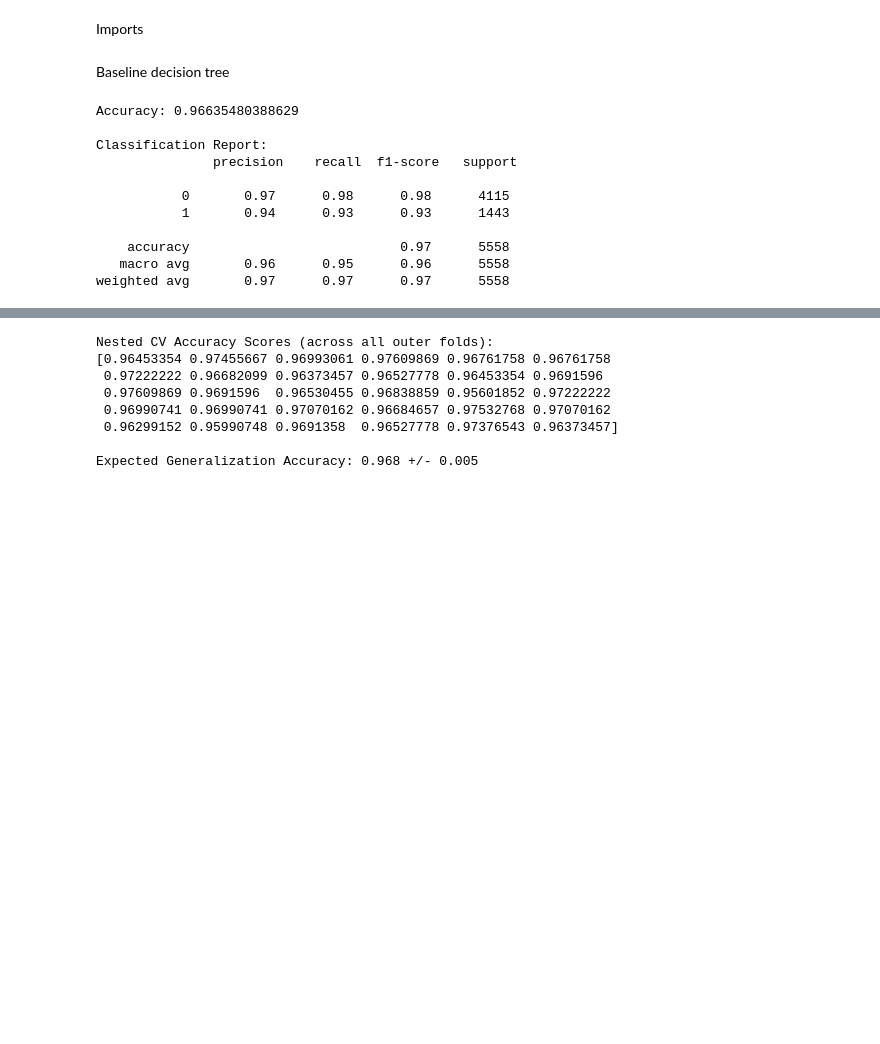
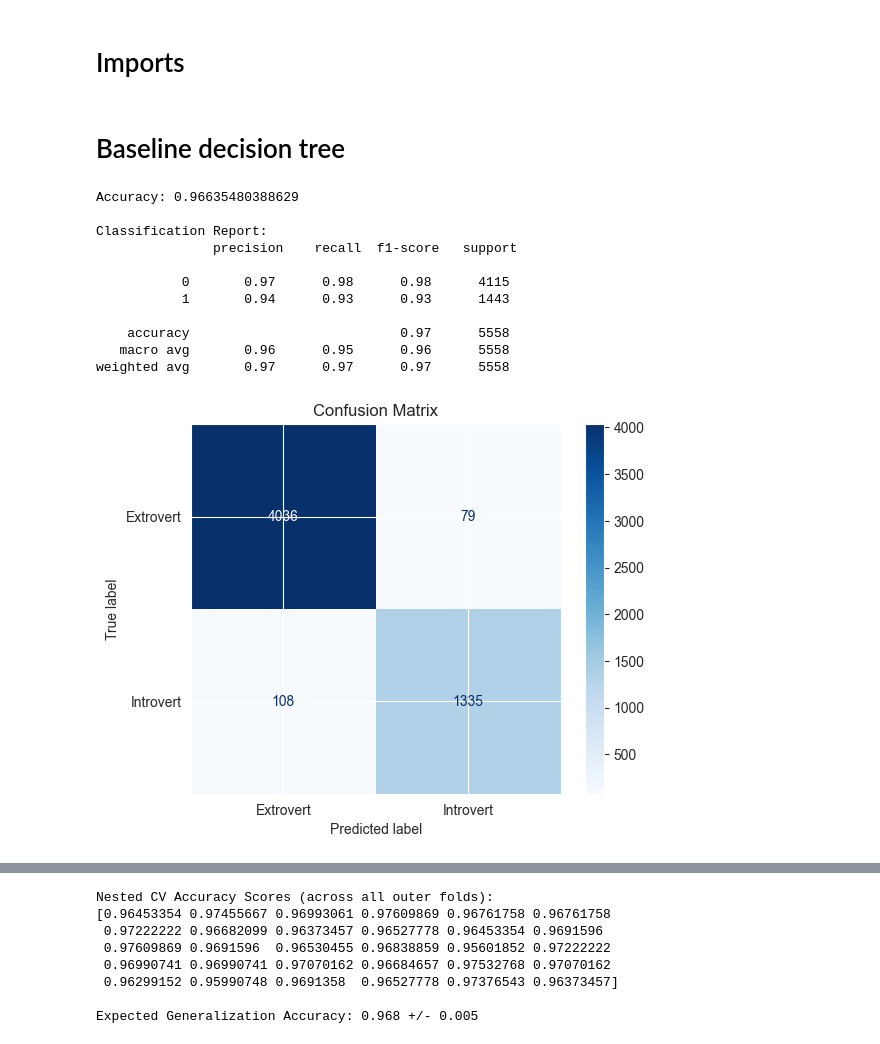
Before and after one commit to CzikaS/Predict_Introverts_From_Extroverts, a Jupyter notebook: notebooks/modeling/01_decision_tree.ipynb, the cells around one changed output, grey strips where cells are left out. Drawn from its saved outputs; the diff is of its cells as text; code cells hidden in the pictures; blank space fills up the shorter version.

```diff
--- a/notebooks/modeling/01_decision_tree.ipynb
+++ b/notebooks/modeling/01_decision_tree.ipynb
@@ -1,5 +1,5 @@
 # %% [markdown]
-Imports
+# Imports
 # %%
 # Imports
 import pandas as pd
@@ -19,35 +20,47 @@ if project_root not in sys.path:
 from src.utils.paths import PROCESSED_DATA_DIR
 from scipy.stats import randint
 # %% [markdown]
-Baseline decision tree
+# Baseline decision tree
 # %%
 # 1. Load the preprocessed data
 X_train = pd.read_csv(PROCESSED_DATA_DIR / "X_train.csv")
 X_test = pd.read_csv(PROCESSED_DATA_DIR / "X_test.csv")
 y_train = pd.read_csv(PROCESSED_DATA_DIR / "y_train.csv").squeeze()
 y_test = pd.read_csv(PROCESSED_DATA_DIR / "y_test.csv").squeeze()
 
 # 2. Initialize the model
 clf = DecisionTreeClassifier(max_depth=5, random_state=42)
 
 # 3. Train the model
 clf.fit(X_train, y_train)
 
 # 4. Make predictions on the test set
 y_pred = clf.predict(X_test)
 
 # 5. Evaluate the results
 print("Accuracy:", accuracy_score(y_test, y_pred))
 print("\nClassification Report:\n", classification_report(y_test, y_pred))
+
+from sklearn.metrics import ConfusionMatrixDisplay
+ConfusionMatrixDisplay.from_predictions(
+    y_test,
+    y_pred,
+    display_labels=["Extrovert", "Introvert"],
+    cmap="Blues"
+)
+
+plt.title("Confusion Matrix")
+plt.show()
 # %% [output]
 Accuracy: 0.96635480388629
 
 Classification Report:
                precision    recall  f1-score   support
 
            0       0.97      0.98      0.98      4115
            1       0.94      0.93      0.93      1443
 
     accuracy                           0.97      5558
    macro avg       0.96      0.95      0.96      5558
 weighted avg       0.97      0.97      0.97      5558
+[figure, added]
```
Also changed, not shown: parts of 14 cells of this notebook.
